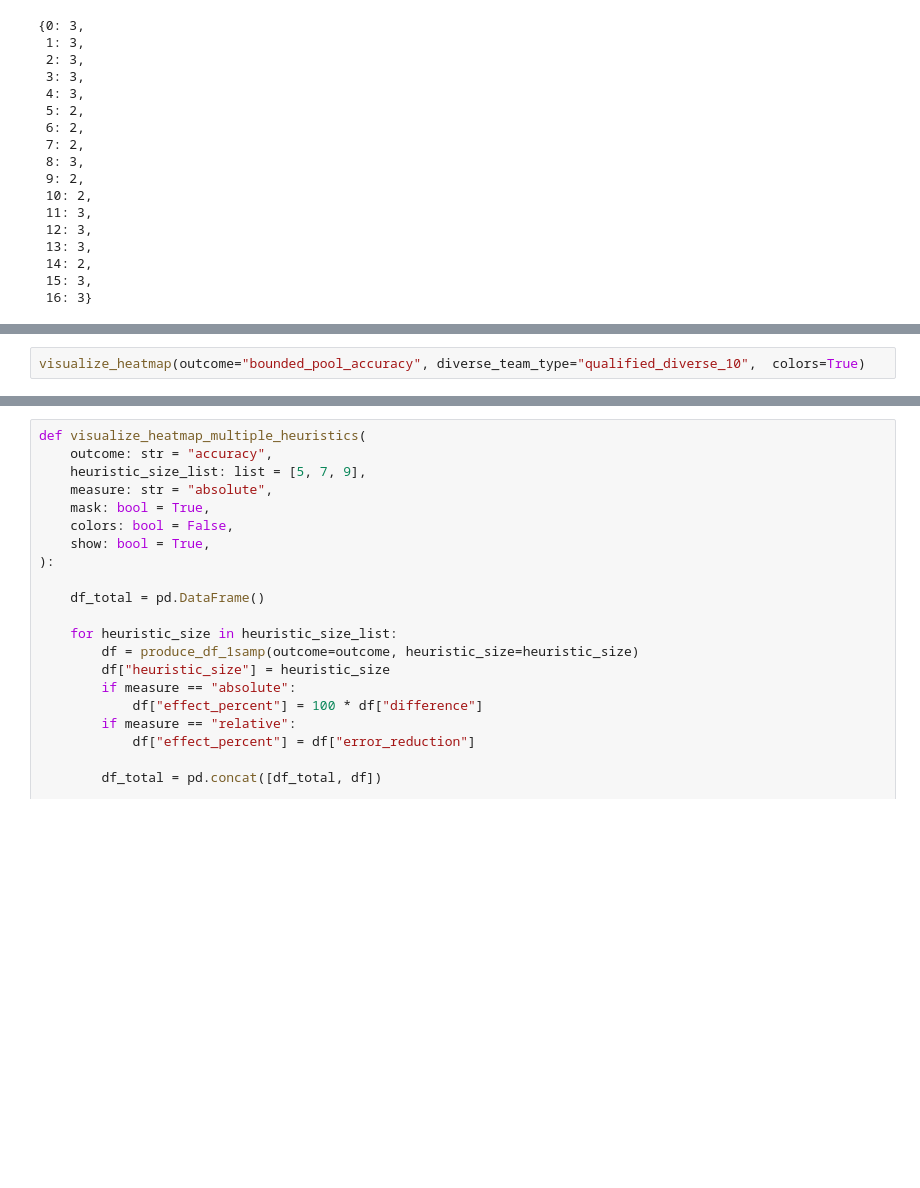
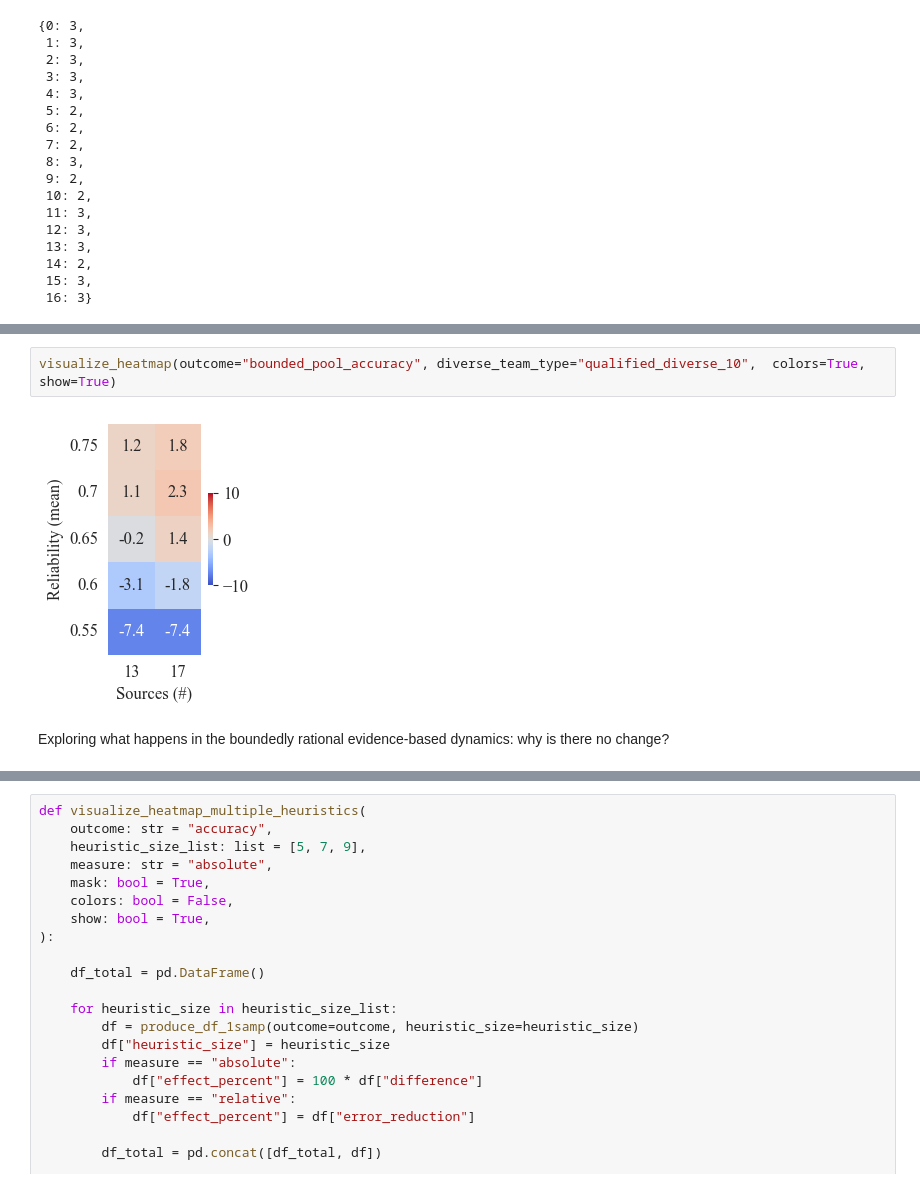
Before and after one commit to HeinDuijf/DiversityAbility, a Jupyter notebook: DataAnalysis.ipynb, the cells around one changed output, grey strips where cells are left out. Cells and saved outputs as stored; diff of their text form; blank space fills up the shorter version.

```diff
--- a/DataAnalysis.ipynb
+++ b/DataAnalysis.ipynb
@@ -504,2 +428,6 @@ visualize_heatmap(outcome="pool_accuracy", diverse_team_type="qualified_diverse_
 # %%
-visualize_heatmap(outcome="bounded_pool_accuracy", diverse_team_type="qualified_diverse_10",  colors=True)
+visualize_heatmap(outcome="bounded_pool_accuracy", diverse_team_type="qualified_diverse_10",  colors=True, show=True)
+# %% [output]
+[figure, added]
+# %% [markdown]
+Exploring what happens in the boundedly rational evidence-based dynamics: why is there no change?
```
Also changed, not shown: parts of 23 cells of this notebook.
